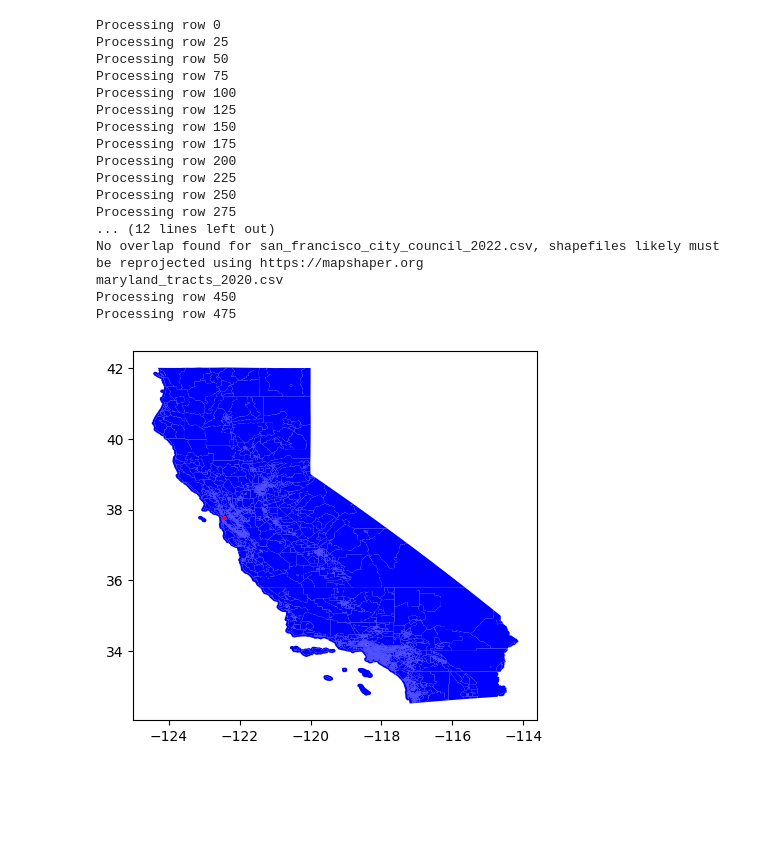
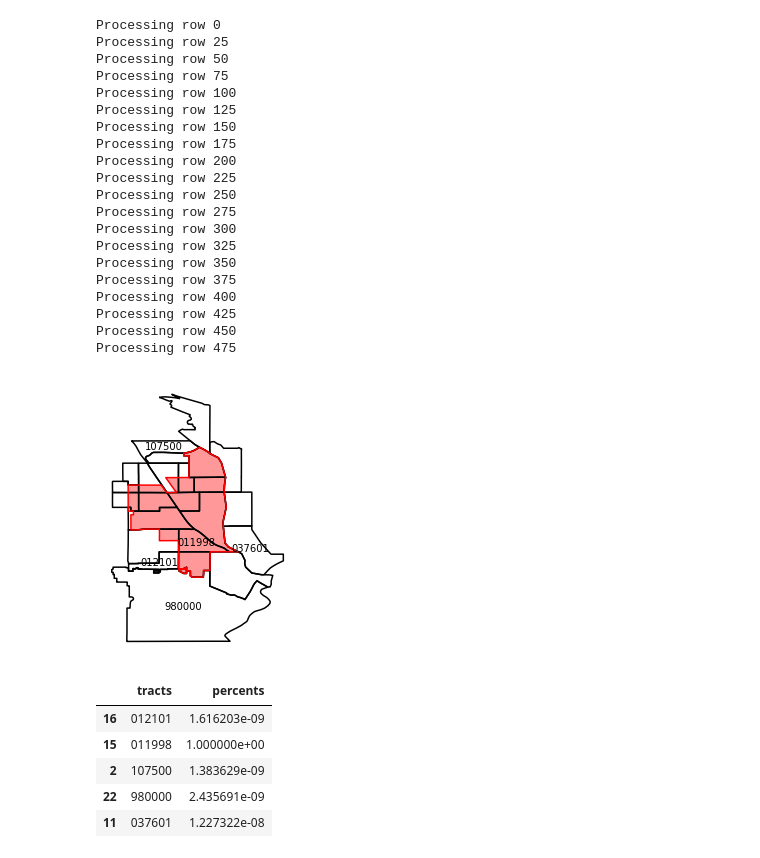
Before and after one commit to keverage-guan/RA-Work, a Jupyter notebook: acs/overlap.ipynb, the cells around one changed output. Saved outputs shown, nothing was run; the diff lists cells and outputs as text; code cells hidden in the pictures; blank space fills up the shorter version.

Commit message:
visualizing overlap + geocode differences

```diff
--- a/acs/overlap.ipynb
+++ b/acs/overlap.ipynb
@@ -136,8 +137,7 @@ for index, row in elections.iterrows():
 
             # if tracts or percents empty, print error
             if len(tracts) == 0 or len(percents) == 0:
-                print(f"No overlap found for {row['geo_filename']}, shapefiles likely must be reprojected using https://mapshaper.org")
-                print(f"{state}_tracts_{year}.csv")
+                print(f"No overlap found for {row['geo_filename']} and {state}_tracts_{year}.csv, shapefiles likely must be reprojected using https://mapshaper.org")
 
             # add tracts and percents to elections
             # convert tracts and percents to string representations
@@ -158,34 +158,79 @@ Processing row 200
 Processing row 225
 Processing row 250
 Processing row 275
-... (12 lines left out)
-No overlap found for san_francisco_city_council_2022.csv, shapefiles likely must be reprojected using https://mapshaper.org
-maryland_tracts_2020.csv
+Processing row 300
+Processing row 325
+Processing row 350
+Processing row 375
+Processing row 400
+Processing row 425
 Processing row 450
 Processing row 475
 # %%
 # save as elections_with_tracts.xlsx
 elections.to_excel("all_elections_with_tracts.xlsx", index=False)
 # %%
+# visualization
+
 # open geo_polygons/new_york_city_council_2021.csv
-geo_df = pd.read_csv("geo_polygons/san_francisco_city_council_2012.csv")
+geo_df = pd.read_csv(r"geo_polygons\minneapolis_city_council_2012.csv")
 # rename geometry column to WKT
 geo_df = geo_df.rename(columns={"geometry": "WKT"})
 # convert to geodataframe
 geo_df = gpd.GeoDataFrame(geo_df, geometry=gpd.GeoSeries.from_wkt(geo_df['WKT']))
+# only get the one where district is 1
+geo_df = geo_df[geo_df['district'] == 12]
 
 # open tract_polygons/new york_tracts_2020.csv
-tract_df = pd.read_csv("tract_polygons/california_tracts_2010.csv")
+tract_df = pd.read_csv(r"tract_polygons\minnesota_tracts_2020.csv")
 # rename geometry column to WKT
 tract_df = tract_df.rename(columns={"geometry": "WKT"})
 # convert to geodataframe
 tract_df = gpd.GeoDataFrame(tract_df, geometry=gpd.GeoSeries.from_wkt(tract_df['WKT']))
+# only include tracts that overlap with one of the districts in geo_df
+tract_df = tract_df[tract_df.geometry.intersects(geo_df.unary_union)]
 
-# display geometries on top of each other
-import matplotlib.pyplot as plt
+# display geometries on top of each other, make them translucent
 fig, ax = plt.subplots()
-tract_df.plot(ax=ax, color='blue')
-geo_df.plot(ax=ax, color='red')
+tract_df.boundary.plot(ax=ax, color='black')
+geo_df.boundary.plot(ax=ax, color='red')
+geo_df.plot(ax=ax, color='red', alpha=0.4)
+
+# get a list of all TRACTCEs in tract_df but only the last 6 characters
+tract_df['TRACTCE'] = tract_df['TRACTCE'].str[-6:]
+
+# calculate overlap
+tracts, percents = extract.overlap(tract_df, geo_df.geometry.iloc[0])
+
+# make a df with tracts and percents
+overlap_df = pd.DataFrame({"tracts": tracts, "percents": percents})
+# sort by percents
+overlap_df = overlap_df.sort_values(by="percents", ascending=False)
+# sample 5 rows
+sample = overlap_df.sample(5)
+
+# label the tracts in the sample
+for index, row in sample.iterrows():
+    tract = tract_df[tract_df['TRACTCE'] == row['tracts']].geometry.iloc[0]
+    x, y = tract.centroid.x, tract.centroid.y
+    plt.text(x, y, row['tracts'], fontsize=10, ha='center', va='center')
+
+# remove axes
+ax.set_axis_off()
+
+# set background to grey
+ax.set_facecolor('grey')
+
+# increase the size of the graph
+fig.set_size_inches(5, 5)
+
 plt.show()
+sample
 # %% [output]
-[figure, old version]
+[figure, new version]
+|  | tracts | percents |
+| 16 | 012101 | 1.616203e-09 |
+| 15 | 011998 | 1.000000e+00 |
+| 2 | 107500 | 1.383629e-09 |
+| 22 | 980000 | 2.435691e-09 |
+| 11 | 037601 | 1.227322e-08 |
```
Also changed, not shown: parts of 2 cells of this notebook, 9 other files.
